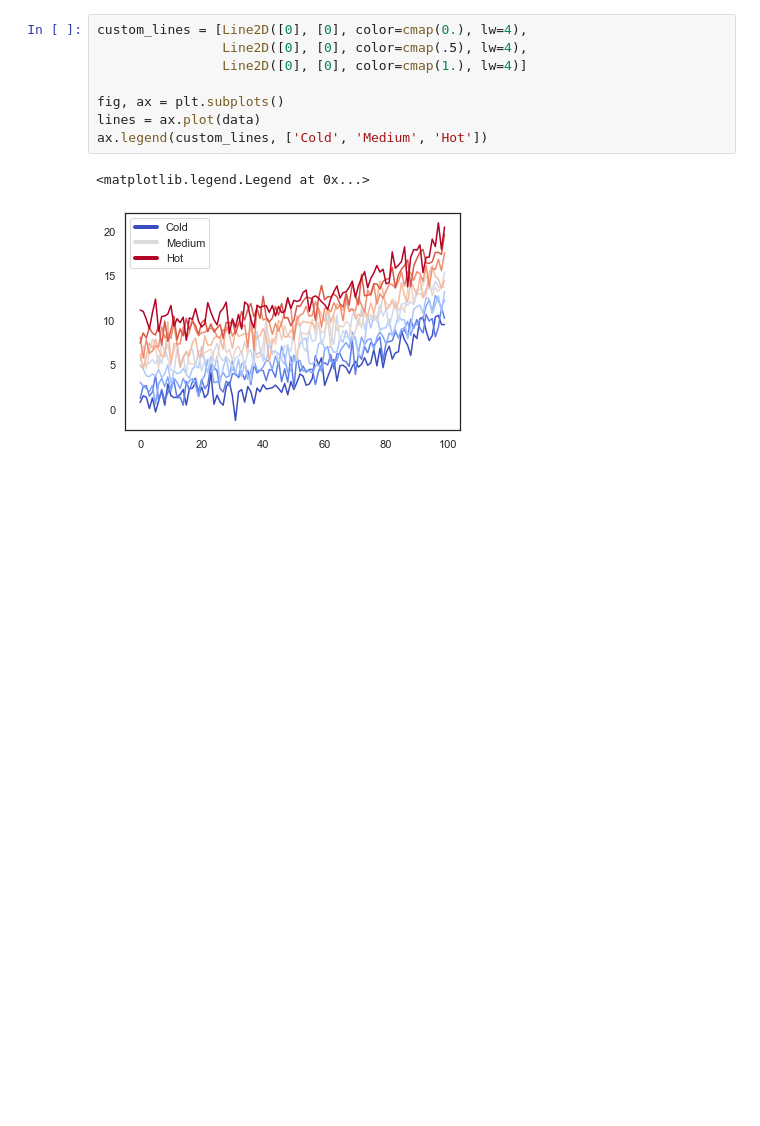
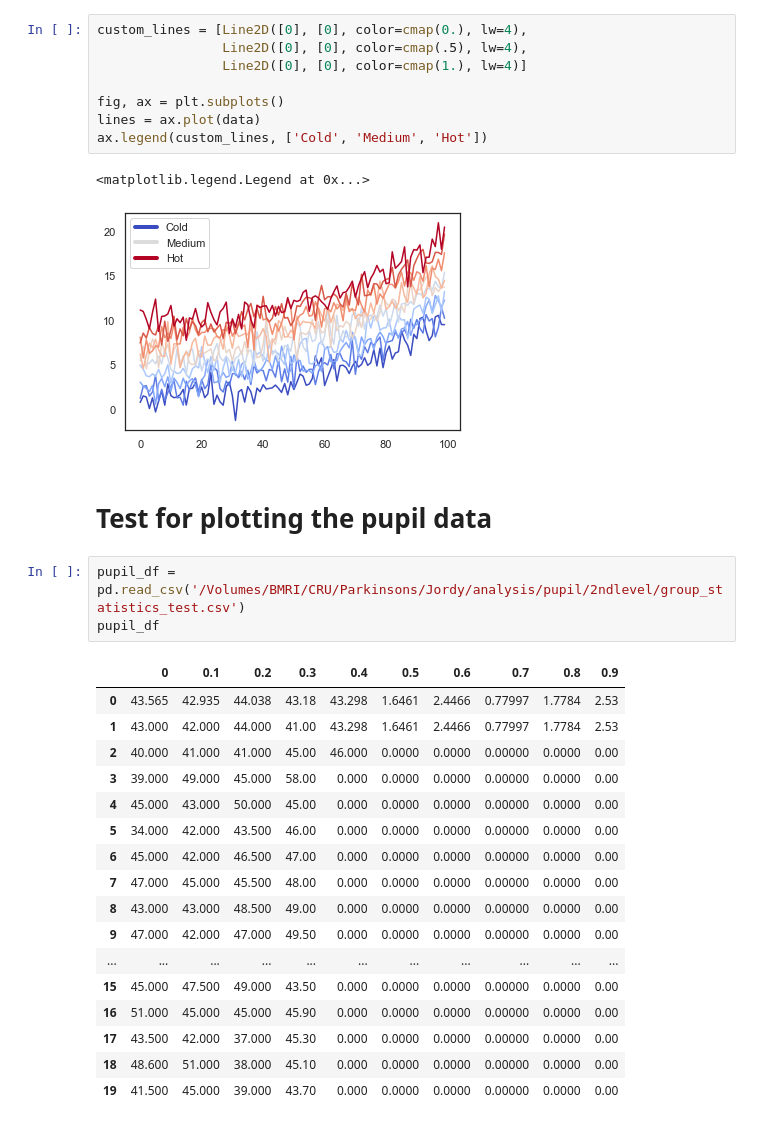
Before and after one commit to jorvlan/scripts, a Jupyter notebook: Python/Elaborate plotting in Python.ipynb, the cells around one changed output. Cells and saved outputs as stored; diff of their text form; blank space fills up the shorter version.

```diff
--- a/Python/Elaborate plotting in Python.ipynb
+++ b/Python/Elaborate plotting in Python.ipynb
@@ -448,3 +478,26 @@ ax.legend(custom_lines, ['Cold', 'Medium', 'Hot'])
 # %% [output]
 <matplotlib.legend.Legend at 0x...>
 [figure]
+# %% [markdown]
+# Test for plotting the pupil data
+# %%
+pupil_df = pd.read_csv('/Volumes/BMRI/CRU/Parkinsons/Jordy/analysis/pupil/2ndlevel/group_statistics_test.csv')
+pupil_df
+# %% [output]
+|  | 0 | 0.1 | 0.2 | 0.3 | 0.4 | 0.5 | 0.6 | 0.7 | 0.8 | 0.9 |
+| 0 | 43.565 | 42.935 | 44.038 | 43.18 | 43.298 | 1.6461 | 2.4466 | 0.77997 | 1.7784 | 2.53 |
+| 1 | 43.000 | 42.000 | 44.000 | 41.00 | 43.298 | 1.6461 | 2.4466 | 0.77997 | 1.7784 | 2.53 |
+| 2 | 40.000 | 41.000 | 41.000 | 45.00 | 46.000 | 0.0000 | 0.0000 | 0.00000 | 0.0000 | 0.00 |
+| 3 | 39.000 | 49.000 | 45.000 | 58.00 | 0.000 | 0.0000 | 0.0000 | 0.00000 | 0.0000 | 0.00 |
+| 4 | 45.000 | 43.000 | 50.000 | 45.00 | 0.000 | 0.0000 | 0.0000 | 0.00000 | 0.0000 | 0.00 |
+| 5 | 34.000 | 42.000 | 43.500 | 46.00 | 0.000 | 0.0000 | 0.0000 | 0.00000 | 0.0000 | 0.00 |
+| 6 | 45.000 | 42.000 | 46.500 | 47.00 | 0.000 | 0.0000 | 0.0000 | 0.00000 | 0.0000 | 0.00 |
+| 7 | 47.000 | 45.000 | 45.500 | 48.00 | 0.000 | 0.0000 | 0.0000 | 0.00000 | 0.0000 | 0.00 |
+| 8 | 43.000 | 43.000 | 48.500 | 49.00 | 0.000 | 0.0000 | 0.0000 | 0.00000 | 0.0000 | 0.00 |
+| 9 | 47.000 | 42.000 | 47.000 | 49.50 | 0.000 | 0.0000 | 0.0000 | 0.00000 | 0.0000 | 0.00 |
+| ... | ... | ... | ... | ... | ... | ... | ... | ... | ... | ... |
+| 15 | 45.000 | 47.500 | 49.000 | 43.50 | 0.000 | 0.0000 | 0.0000 | 0.00000 | 0.0000 | 0.00 |
+| 16 | 51.000 | 45.000 | 45.000 | 45.90 | 0.000 | 0.0000 | 0.0000 | 0.00000 | 0.0000 | 0.00 |
+| 17 | 43.500 | 42.000 | 37.000 | 45.30 | 0.000 | 0.0000 | 0.0000 | 0.00000 | 0.0000 | 0.00 |
+| 18 | 48.600 | 51.000 | 38.000 | 45.10 | 0.000 | 0.0000 | 0.0000 | 0.00000 | 0.0000 | 0.00 |
+| 19 | 41.500 | 45.000 | 39.000 | 43.70 | 0.000 | 0.0000 | 0.0000 | 0.00000 | 0.0000 | 0.00 |
```
Also changed, not shown: parts of 8 cells of this notebook, 1 other file.
